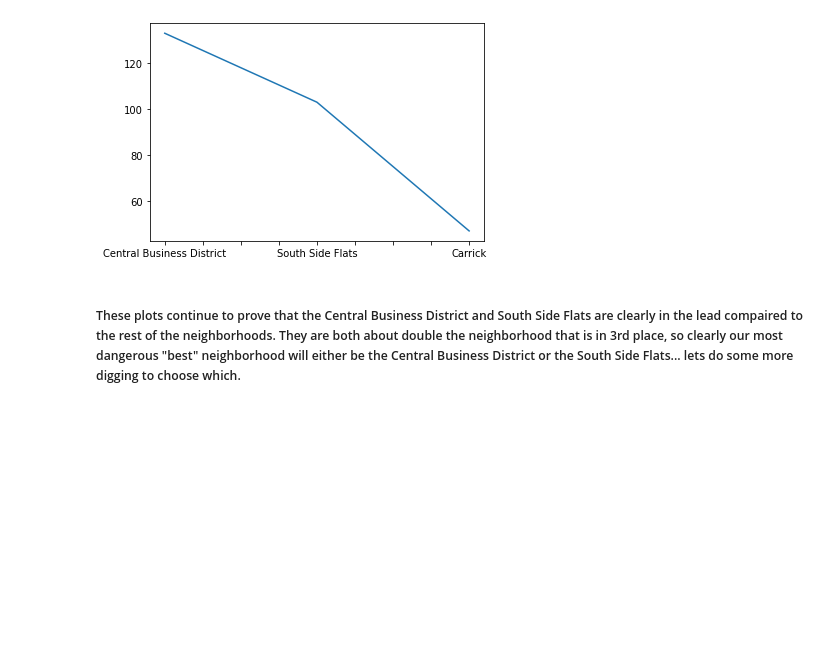
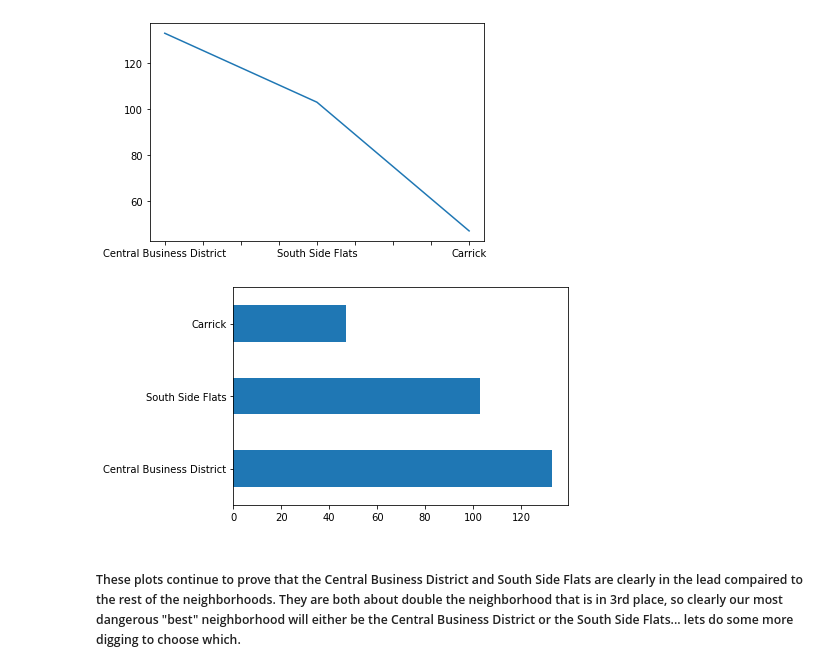
Before and after one commit to haileylisak/FinalProject, a Jupyter notebook: Presentation Notebook/Combined Data.ipynb, the cells around one changed output. Cells and saved outputs as stored; diff of their text form; code cells hidden in the pictures; blank space fills up the shorter version.

Commit message:
fixing graph

```diff
--- a/Presentation Notebook/Combined Data.ipynb
+++ b/Presentation Notebook/Combined Data.ipynb
@@ -77,6 +77,10 @@ topPI5.head(3).plot()
 # %% [output]
 <matplotlib.axes._subplots.AxesSubplot at 0x...>
 [figure]
+# %%
+PIgraph = topPI5.head(3).plot.barh(x="Neighborhood", y= "# of Incidents")
+# %% [output]
+[figure, added]
 # %% [markdown]
 ##### These plots continue to prove that the Central Business District and South Side Flats are clearly in the lead compaired to the rest of the neighborhoods. They are both about double the neighborhood that is in 3rd place, so clearly our most dangerous "best" neighborhood will either be the Central Business District or the South Side Flats... lets do some more digging to choose which.
 # %% [markdown]
```
Also changed, not shown: parts of 1 cell of this notebook.
